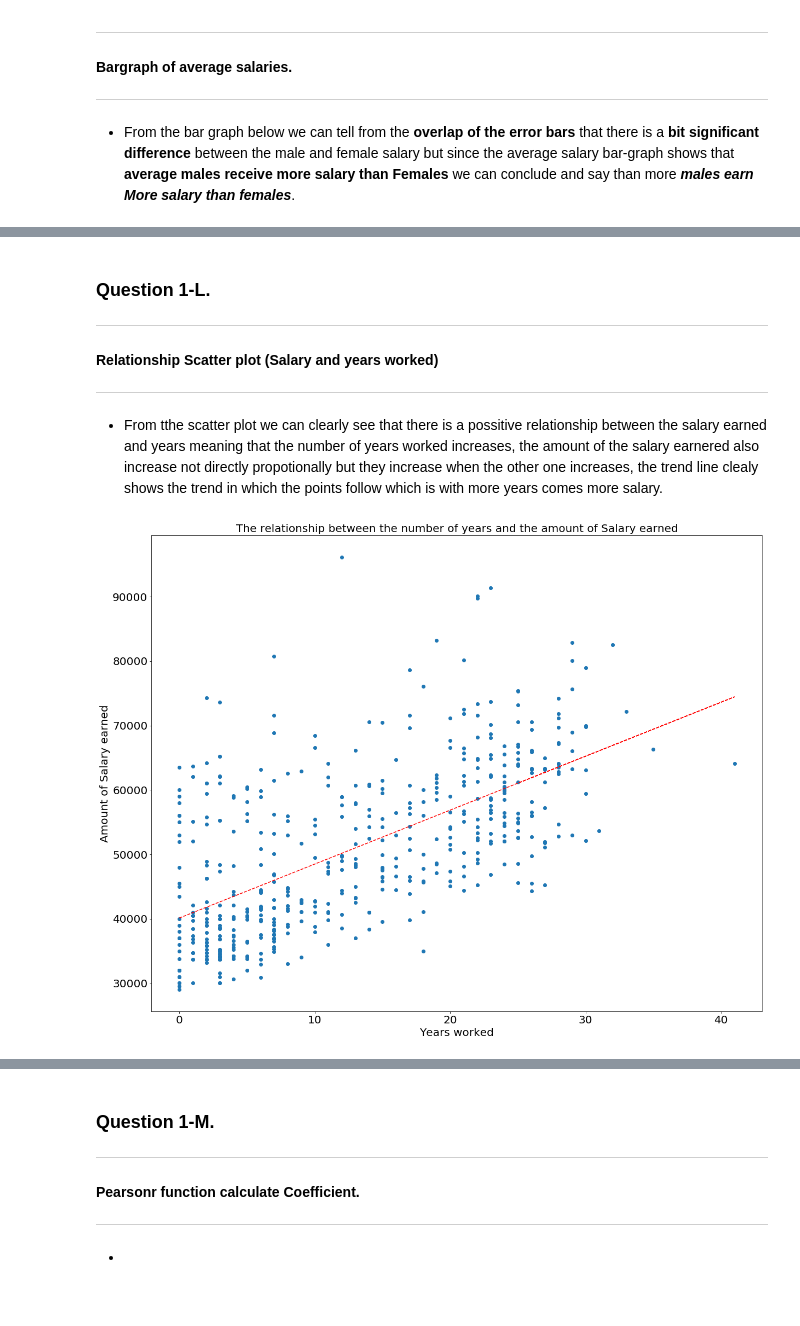
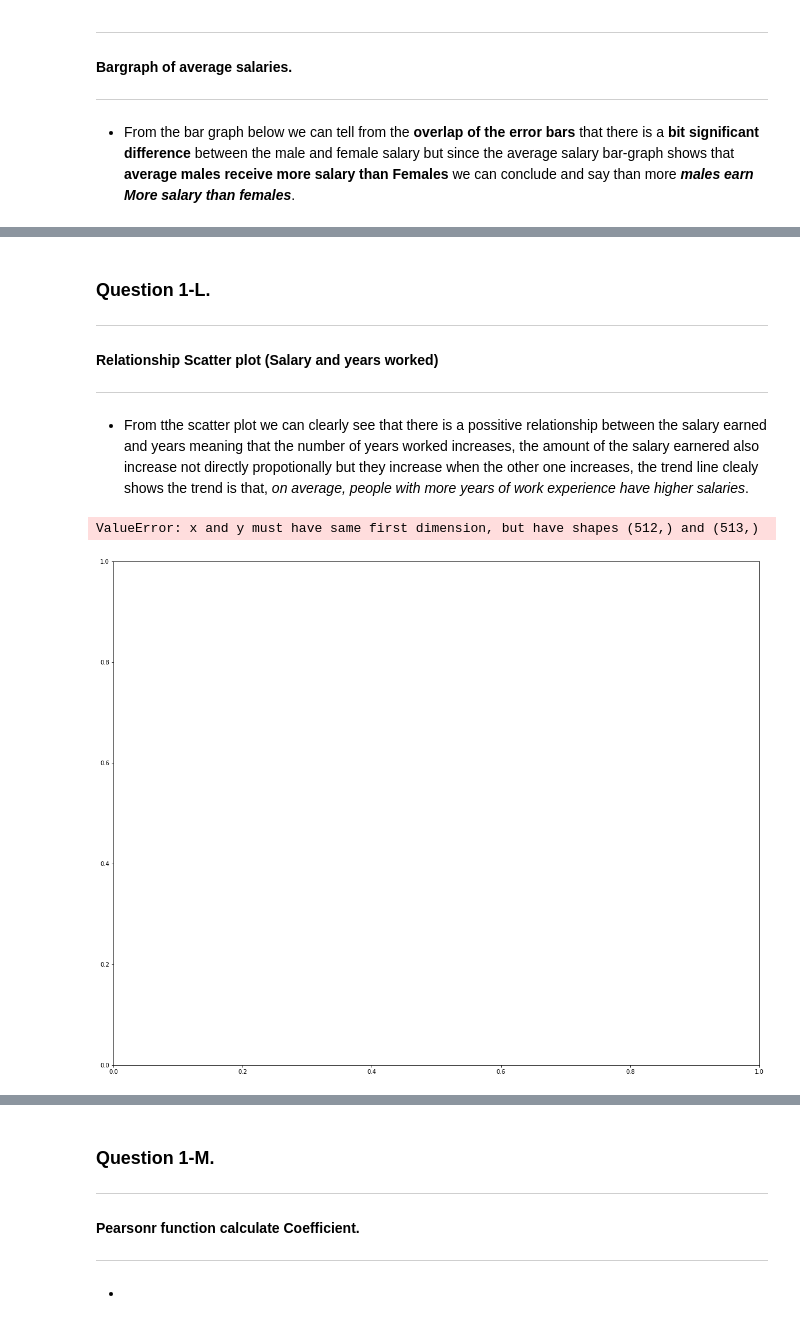
Before and after one commit to Umuzi-org/salary, a Jupyter notebook: Johan Khanye - Salary assignment.ipynb, the cells around one changed output, grey strips where cells are left out. Cells and saved outputs as stored; diff of their text form; code cells hidden in the pictures.

```diff
--- a/Johan Khanye - Salary assignment.ipynb
+++ b/Johan Khanye - Salary assignment.ipynb
@@ -96,6 +101,9 @@ Standard Error(manually) is: 558.9715980665014
 # %%
+#drop NA to make this work
+spread = spread.dropna()
+
 #Calculating the SE with scipy.
-SE_sc = stats.sem(salary)
+SE_sc = stats.sem(spread.salary)
 SE_sc
 print("Standard Error(Scipy) is: "+str(SE_sc))
 # %% [output]
@@ -291,30 +314,33 @@ plot.show()
 -------------
 ####  Relationship Scatter plot (Salary and years worked)
 ------------
-* From tthe scatter plot we can clearly see that there is a possitive relationship between the salary earned and years meaning that the number of years worked increases, the amount of the salary earnered also increase not directly propotionally but they increase when the other one increases, the trend line clealy shows the trend in which the points follow which is with more years comes more salary.
+* From tthe scatter plot we can clearly see that there is a possitive relationship between the salary earned and years meaning that the number of years worked increases, the amount of the salary earnered also increase not directly propotionally but they increase when the other one increases, the trend line clealy shows the trend is that, *on average, people with more years of work experience have higher salaries*.
 # %%
-#Extract the years worked and drop the nan value
+#Extract the years worked and drop the nan value #best would be to drop the row with NA value right at the top so that you do not need to keep redoing it
 yearsnan = spread['yearsworked']
 year = yearsnan.drop(yearsnan.index[208])
+
 #plot your graph using **salaryfree** and your **years** data
 x = year #Put the independent variable(years) on the x-axes
 y = salaryfree #Dependent variable on the y-axes
 plot.rcParams['figure.figsize'] = (20,16)
+
 #To add a trendline we need the **pylab** package.
 py.plot(x,y,'o');
 # calc the trendline
 z = np.polyfit(x, y, 1)
 p = np.poly1d(z)
 plot.xlabel("Years worked",fontsize=20)
 plot.ylabel("Amount of Salary earned",fontsize=20)
-plot.title("The relationship between the number of years and the amount of Salary earned",fontsize=20)
+plot.title("The relationship between the number of years worked and the amount of Salary earned",fontsize=20)
 plot.yticks(fontsize=20)
 plot.xticks(fontsize=20)
 py.plot(x,p(x),"r--")
 # the line equation:
 plot.show()
 # %% [output]
+ValueError: x and y must have same first dimension, but have shapes (512,) and (513,)
-[figure, old version]
+[figure, new version]
 # %% [markdown]
 ### Question 1-L.
 ------------
```
Also changed, not shown: parts of 21 cells of this notebook, 1 other file.
